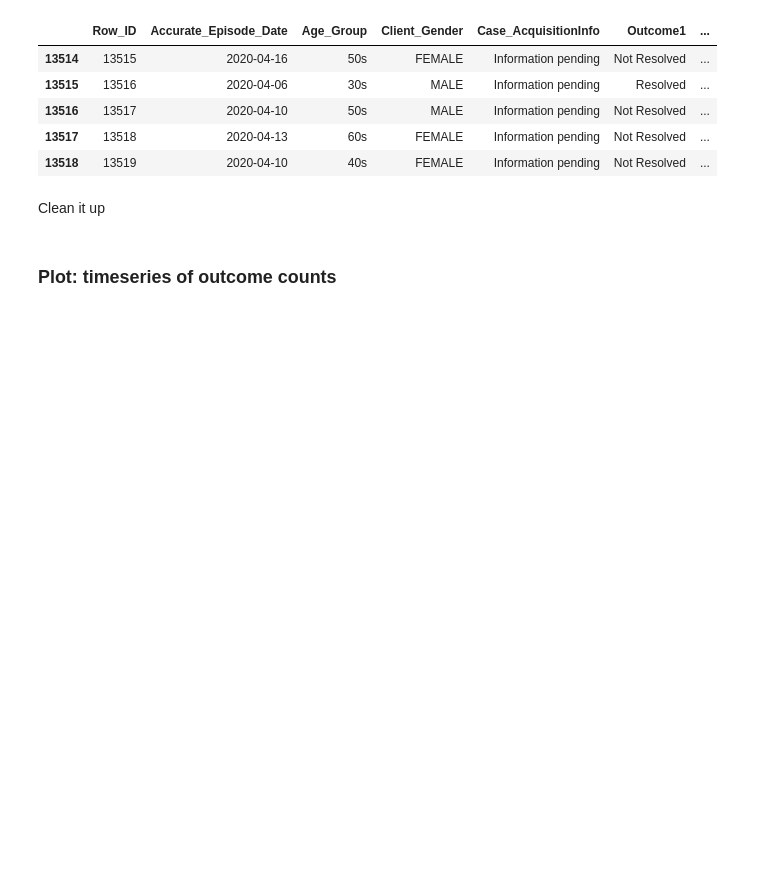
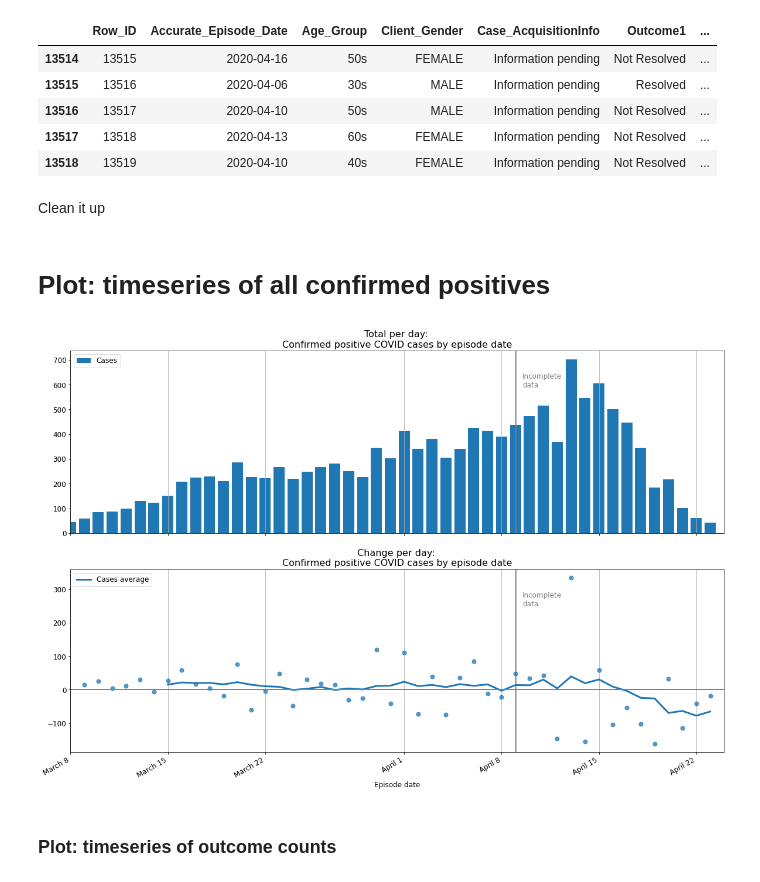
Before and after one commit to rlwelch/covid-ontario, a Jupyter notebook: covid_ontario/covid_ontario_investigation.ipynb, the cells around one changed output. Saved outputs shown, nothing was run; the diff lists cells and outputs as text; code cells hidden in the pictures; blank space fills up the shorter version.

Commit message:
Add timeseries of all cases by episode date

```diff
--- a/covid_ontario/covid_ontario_investigation.ipynb
+++ b/covid_ontario/covid_ontario_investigation.ipynb
@@ -570,6 +570,17 @@ def get_value_counts_timeseries(df, col_name):
     # Aggregate over days to return a timeseries
     col_values_ts = bool_cols.groupby("date").sum()
     return col_values_ts
+# %% [markdown]
+# Plot: timeseries of all confirmed positives
+# %%
+outcomes["Cases"] = "Cases"
+all_cases_ts = get_value_counts_timeseries(outcomes, "Cases")
+# %%
+fig = plot_timeline(all_cases_ts, "2020-03-08", colormap="tab10", title_append="\nConfirmed positive COVID cases by episode date", days_warning=14)
+plt.xlabel("Episode date")
+plt.show()
+# %% [output]
+[figure, added]
 # %% [markdown]
 ### Plot: timeseries of outcome counts
 # %%
```
